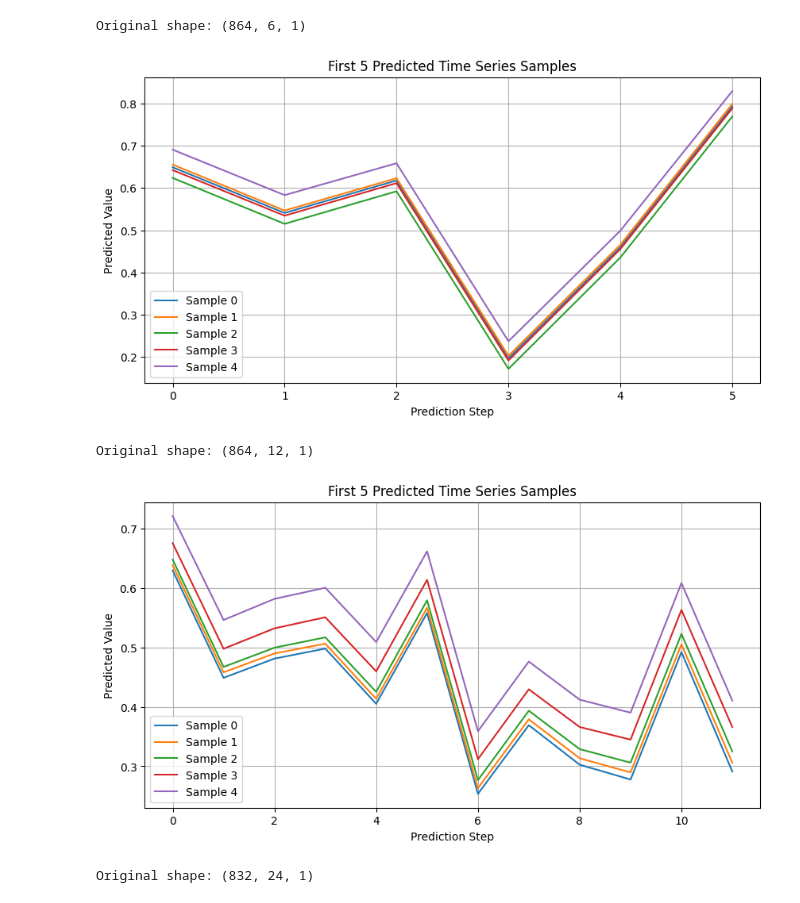
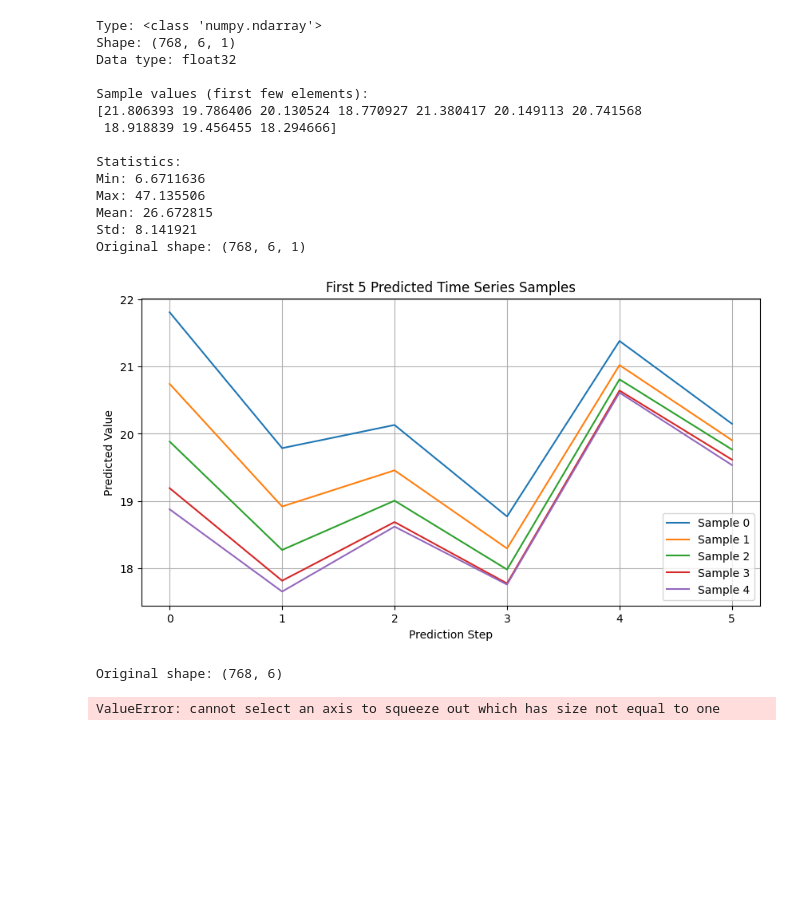
Before and after one commit to Maxieguy092/STLF, a Jupyter notebook: main.ipynb, the cells around one changed output. Saved outputs shown, nothing was run; the diff lists cells and outputs as text; code cells hidden in the pictures; blank space fills up the shorter version.

Commit message:
Kaggle Notebook | main9da00549c2 | Version 4

```diff
--- a/main.ipynb
+++ b/main.ipynb
@@ -156,7 +161,7 @@ import argparse
 import os
 import torch
 import sys
-sys.path.append('/kaggle/input/dlinear/pytorch/dlinear811/1/DLinear')
+sys.path.append('/kaggle/input/dlinear/pytorch/dlinearwithtrues/5/DLinear')
 from exp.exp_main import Exp_Main
 import random
 import numpy as np
@@ -167,14 +172,14 @@ class Args(argparse.Namespace):
 
         # Model configuration
         self.is_training = 1
-        self.model_id = 'h'
+        self.model_id = 'h_test'
         self.model = 'DLinear'
 
         # Data loader configuration
         self.data = 'custom'
         self.root_path = output_dir
         self.data_path = output_file
-        self.features = 'MS'  # options: [M, S, MS]
+        self.features = 'S'  # options: [M, S, MS]
         self.target = 'OT'
         self.freq = 'h'  # options: [s, t, h, d, b, w, m]
         self.checkpoints = '/kaggle/working/checkpoints/'
@@ -189,7 +194,7 @@ class Args(argparse.Namespace):
 
         # Formers configuration
         self.embed_type = 0
-        self.enc_in = 7
+        self.enc_in = 12
         self.dec_in = 7
         self.c_out = 7
         self.d_model = 512
@@ -210,11 +215,11 @@ class Args(argparse.Namespace):
         self.num_workers = 1
         self.itr = 3
         self.train_epochs = 100
-        self.batch_size = 32
+        self.batch_size = 128
         self.patience = 3
         self.learning_rate = 0.0001
         self.des = 'test'
-        self.loss = 'mse'  # loss function
+        self.loss = 'mae'  # loss function
         self.lradj = 'type1'
         self.use_amp = False
 
@@ -255,7 +260,7 @@ if args.is_training:
             args.model,
             args.data,
             args.features,
-            search_space[ii],
+            search_space[ii] * 6,
             search_space[ii],
             search_space[ii],
             args.d_model,
@@ -270,7 +275,7 @@ if args.is_training:
 
         results_output_name.append(setting)
 
-        args.seq_len = search_space[ii]
+        args.seq_len = search_space[ii] * 6
         args.label_len = search_space[ii]
         args.pred_len = search_space[ii]
 
@@ -339,36 +343,65 @@ mse:0.3246738016605377, mae:0.4335596263408661, rse:0.9133021235466003, corr:[0.
 # %%
 import numpy as np
 import matplotlib.pyplot as plt
 
 # Kaggle-compatible plotting
 %matplotlib inline
 
+file_path = "/kaggle/working/results/" + results_output_name[0] + "/pred.npy"
+data = np.load(file_path)
+
+# Basic description
+print("Type:", type(data))
+print("Shape:", data.shape)
+print("Data type:", data.dtype)
+
+# Preview values
+print("\nSample values (first few elements):")
+print(data if data.size <= 10 else data.flat[:10])  # Handles multi-dimensional arrays too
+
+# Additional info if numeric
+if np.issubdtype(data.dtype, np.number):
+    print("\nStatistics:")
+    print("Min:", np.min(data))
+    print("Max:", np.max(data))
+    print("Mean:", np.mean(data))
+    print("Std:", np.std(data))
+
 # Load predictions
 for i in range(3):
-    file_path = "/kaggle/working/results/" + results_output_name[i] + "/pred.npy"
-    data = np.load(file_path)
-
     # Shape should be (1728, 6, 1)
     print("Original shape:", data.shape)
 
     # Squeeze last dimension -> (1728, 6)
     data = data.squeeze(-1)
 
     # Plot first 5 prediction samples
     plt.figure(figsize=(10, 5))
 
     for i in range(5):
         plt.plot(data[i], label=f'Sample {i}')
 
     plt.title("First 5 Predicted Time Series Samples")
     plt.xlabel("Prediction Step")
     plt.ylabel("Predicted Value")
     plt.legend()
     plt.grid(True)
     plt.show()
 # %% [output]
-Original shape: (864, 6, 1)
+Type: <class 'numpy.ndarray'>
+Shape: (768, 6, 1)
+Data type: float32
+
+Sample values (first few elements):
+[21.806393 19.786406 20.130524 18.770927 21.380417 20.149113 20.741568
+ 18.918839 19.456455 18.294666]
+
+Statistics:
+Min: 6.6711636
+Max: 47.135506
+Mean: 26.672815
+Std: 8.141921
+Original shape: (768, 6, 1)
-[figure, old version]
+[figure, new version]
-Original shape: (864, 12, 1)
+Original shape: (768, 6)
-[figure, removed]
-Original shape: (832, 24, 1)
+ValueError: cannot select an axis to squeeze out which has size not equal to one
```
Also changed, not shown: parts of 10 cells of this notebook.
